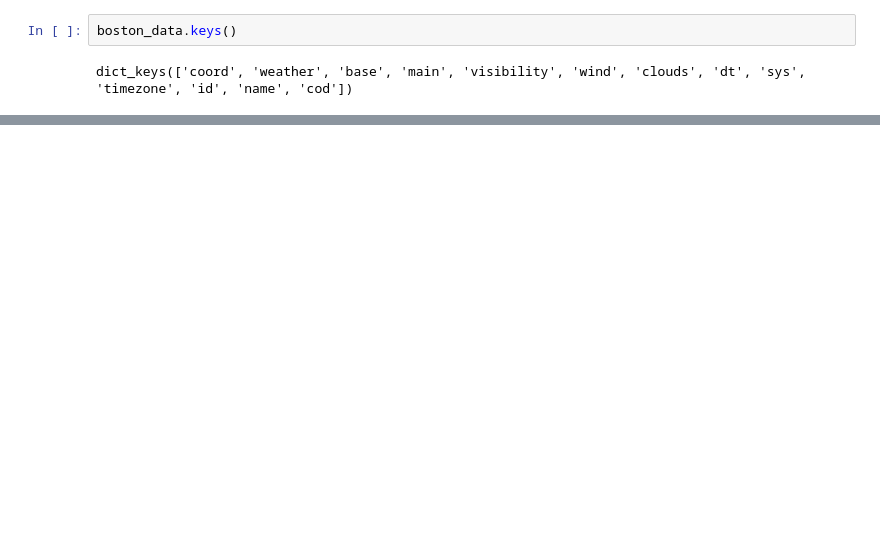
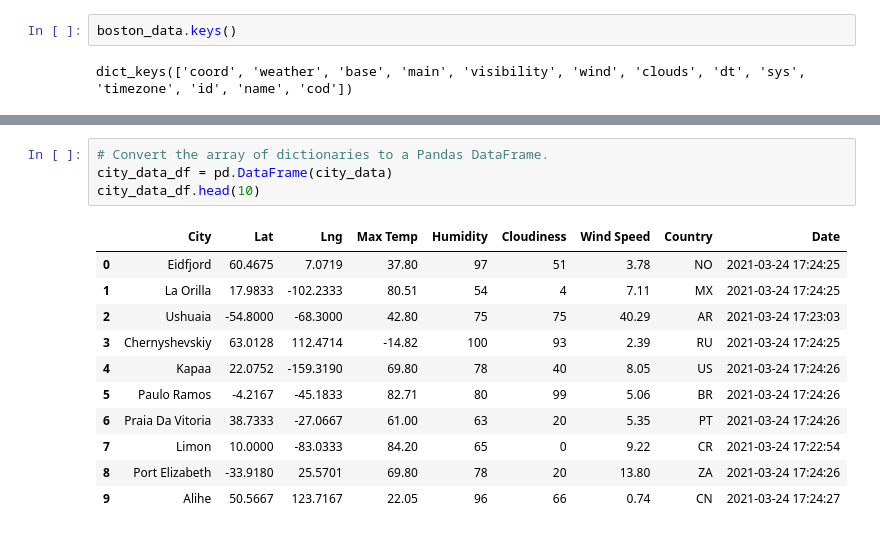
Before and after one commit to WTAN241/World_Weather_Analysis, a Jupyter notebook: WeatherPy.ipynb, the cells around one changed output, grey strips where cells are left out. Cells and saved outputs as stored; diff of their text form; blank space fills up the shorter version.

```diff
--- a/WeatherPy.ipynb
+++ b/WeatherPy.ipynb
@@ -178,0 +180,16 @@ len(city_data)
+# %%
+# Convert the array of dictionaries to a Pandas DataFrame.
+city_data_df = pd.DataFrame(city_data)
+city_data_df.head(10)
+# %% [output]
+|  | City | Lat | Lng | Max Temp | Humidity | Cloudiness | Wind Speed | Country | Date |
+| 0 | Eidfjord | 60.4675 | 7.0719 | 37.80 | 97 | 51 | 3.78 | NO | 2021-03-24 17:24:25 |
+| 1 | La Orilla | 17.9833 | -102.2333 | 80.51 | 54 | 4 | 7.11 | MX | 2021-03-24 17:24:25 |
+| 2 | Ushuaia | -54.8000 | -68.3000 | 42.80 | 75 | 75 | 40.29 | AR | 2021-03-24 17:23:03 |
+| 3 | Chernyshevskiy | 63.0128 | 112.4714 | -14.82 | 100 | 93 | 2.39 | RU | 2021-03-24 17:24:25 |
+| 4 | Kapaa | 22.0752 | -159.3190 | 69.80 | 78 | 40 | 8.05 | US | 2021-03-24 17:24:26 |
+| 5 | Paulo Ramos | -4.2167 | -45.1833 | 82.71 | 80 | 99 | 5.06 | BR | 2021-03-24 17:24:26 |
+| 6 | Praia Da Vitoria | 38.7333 | -27.0667 | 61.00 | 63 | 20 | 5.35 | PT | 2021-03-24 17:24:26 |
+| 7 | Limon | 10.0000 | -83.0333 | 84.20 | 65 | 0 | 9.22 | CR | 2021-03-24 17:22:54 |
+| 8 | Port Elizabeth | -33.9180 | 25.5701 | 69.80 | 78 | 20 | 13.80 | ZA | 2021-03-24 17:24:26 |
+| 9 | Alihe | 50.5667 | 123.7167 | 22.05 | 96 | 66 | 0.74 | CN | 2021-03-24 17:24:27 |
```
Also changed, not shown: parts of 8 cells of this notebook, 1 other file.
